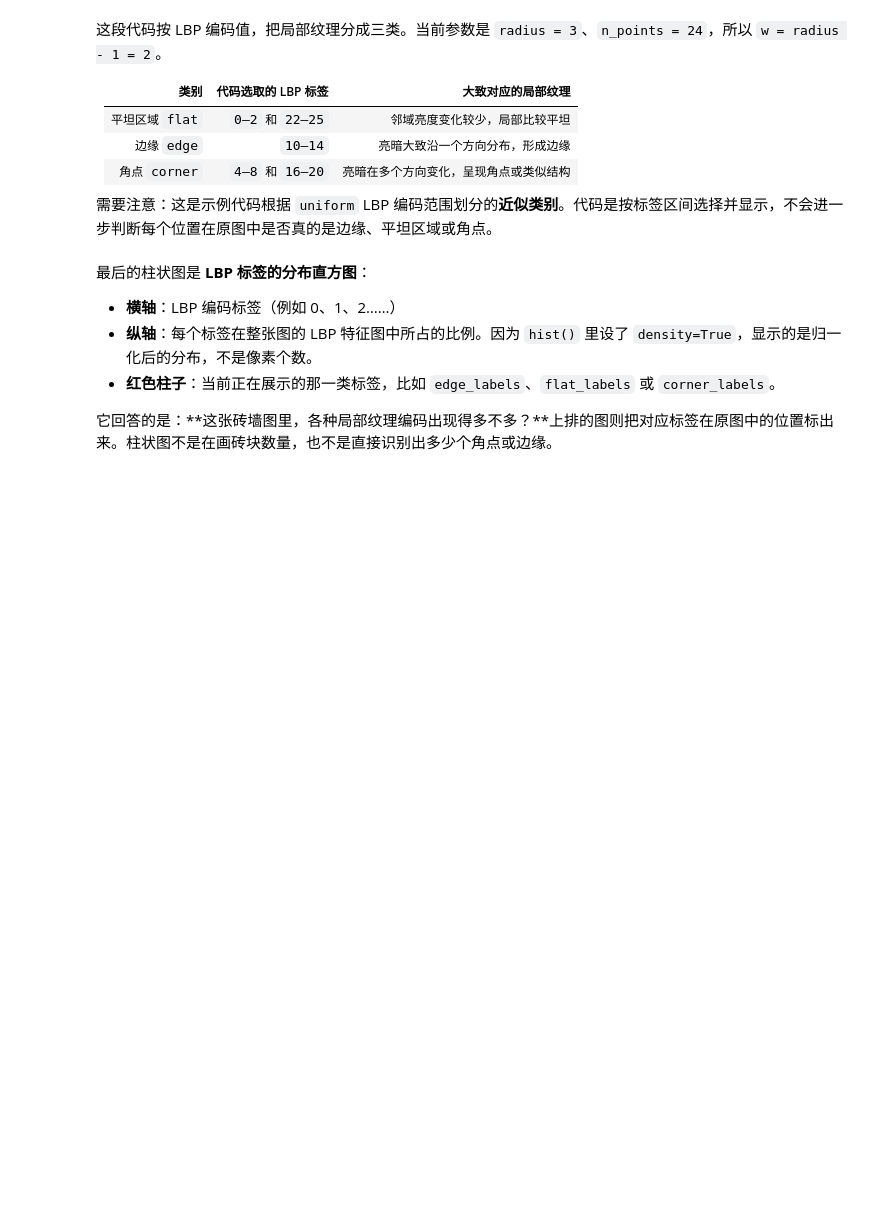
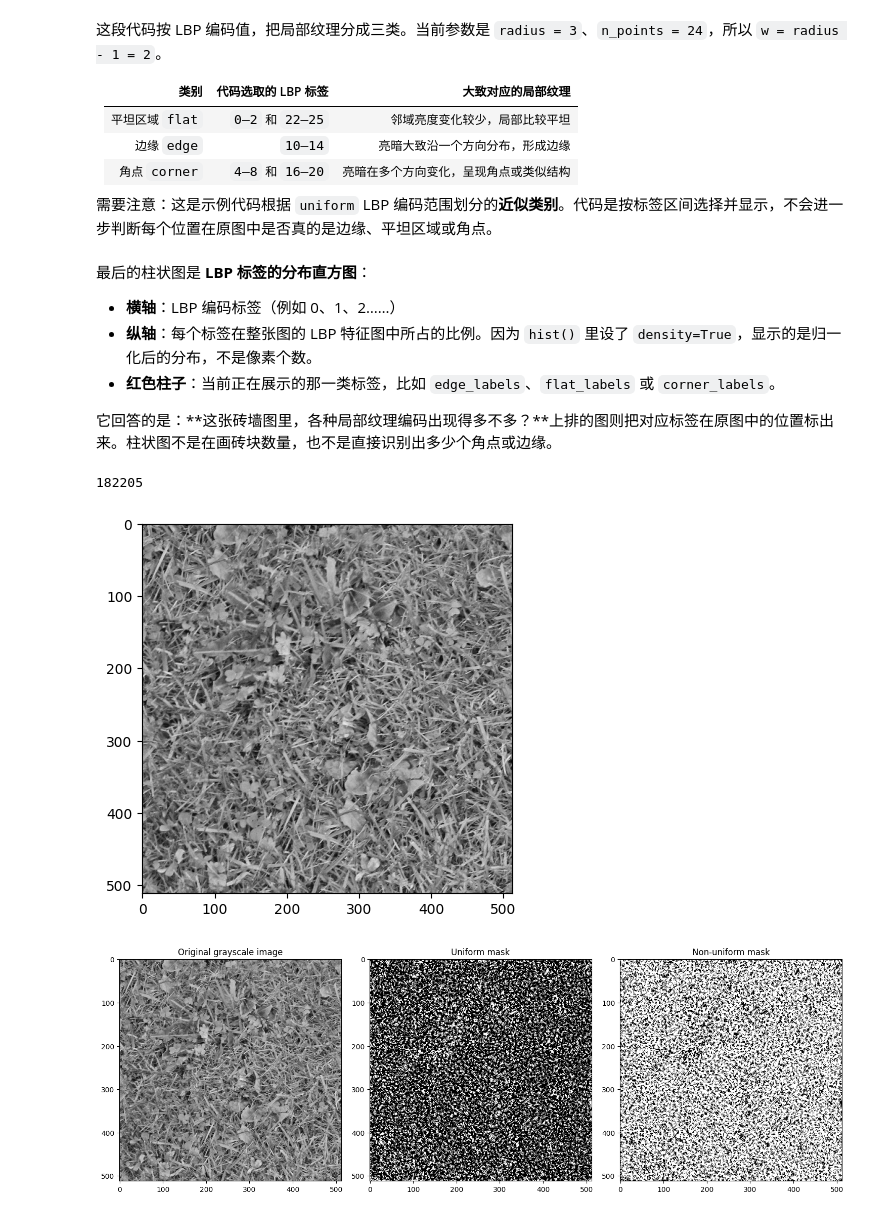
Before and after one commit to Endoefa/ovo, a Jupyter notebook: Tutorial_6.ipynb, the cells around one changed output. Drawn from its saved outputs; the diff is of its cells as text; code cells hidden in the pictures; blank space fills up the shorter version.

```diff
--- a/Tutorial_6.ipynb
+++ b/Tutorial_6.ipynb
@@ -158,3 +158,35 @@ for ax in ax_img:
 - **红色柱子**：当前正在展示的那一类标签，比如 `edge_labels`、`flat_labels` 或 `corner_labels`。
 
 它回答的是：**这张砖墙图里，各种局部纹理编码出现得多不多？**上排的图则把对应标签在原图中的位置标出来。柱状图不是在画砖块数量，也不是直接识别出多少个角点或边缘。
+# %%
+image = data.grass()
+plt.imshow(image, cmap='gray')
+radius = 5
+n_points = 8 * radius
+
+lbp = local_binary_pattern(image, n_points, radius, method='uniform')
+
+uniform_mask = lbp != n_points + 1
+non_uniform_mask = lbp == n_points + 1
+
+non_uniform_count = np.count_nonzero(non_uniform_mask)
+print(non_uniform_count)
+
+
+fig, ax = plt.subplots(1, 3, figsize=(15, 5))
+
+ax[0].imshow(image, cmap='gray')
+ax[0].set_title("Original grayscale image")
+
+ax[1].imshow(uniform_mask, cmap='gray')
+ax[1].set_title("Uniform mask")
+
+ax[2].imshow(non_uniform_mask, cmap='gray')
+ax[2].set_title("Non-uniform mask")
+
+plt.tight_layout()
+plt.show()
+# %% [output]
+182205
+[figure, added]
+[figure, added]
```
Also changed, not shown: parts of 2 cells of this notebook.
